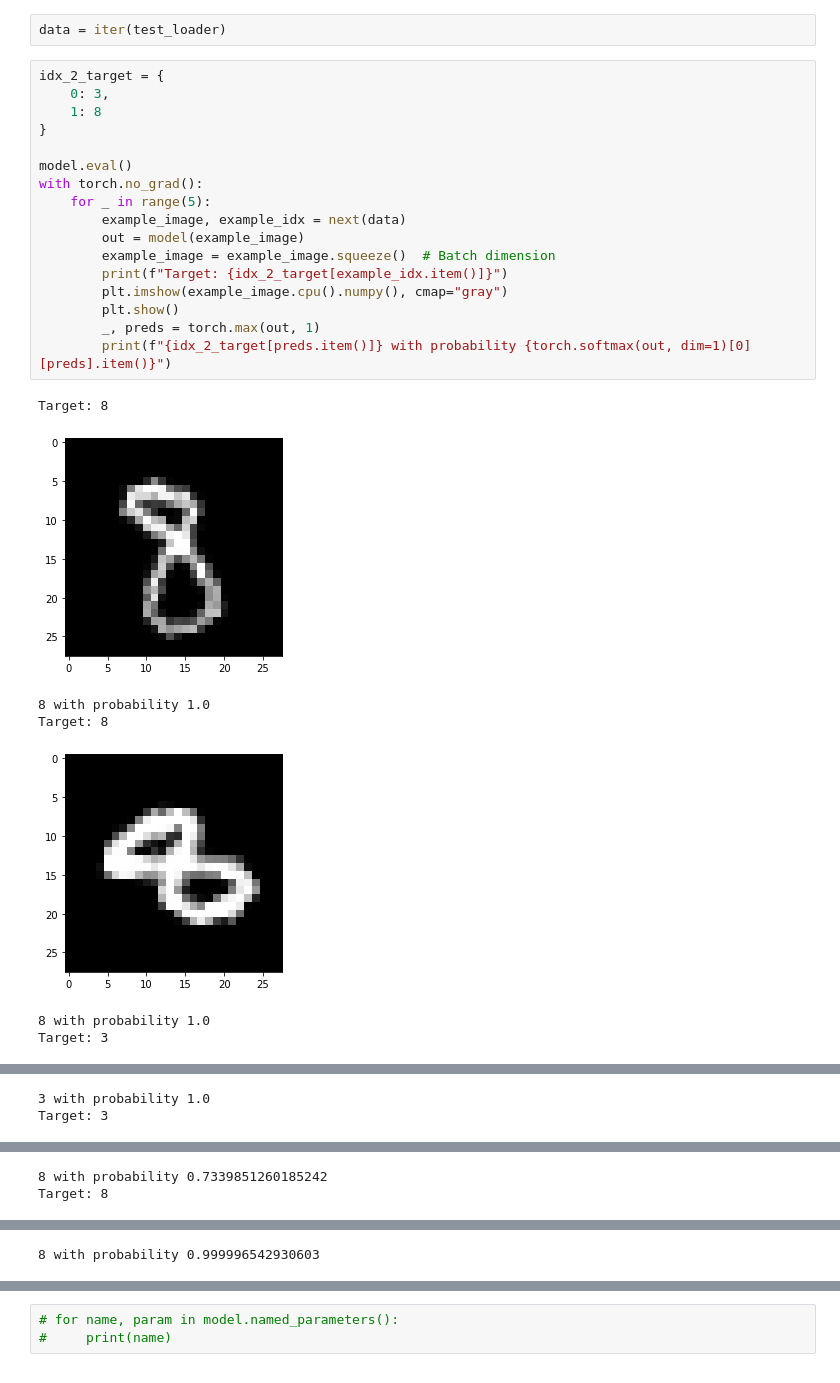
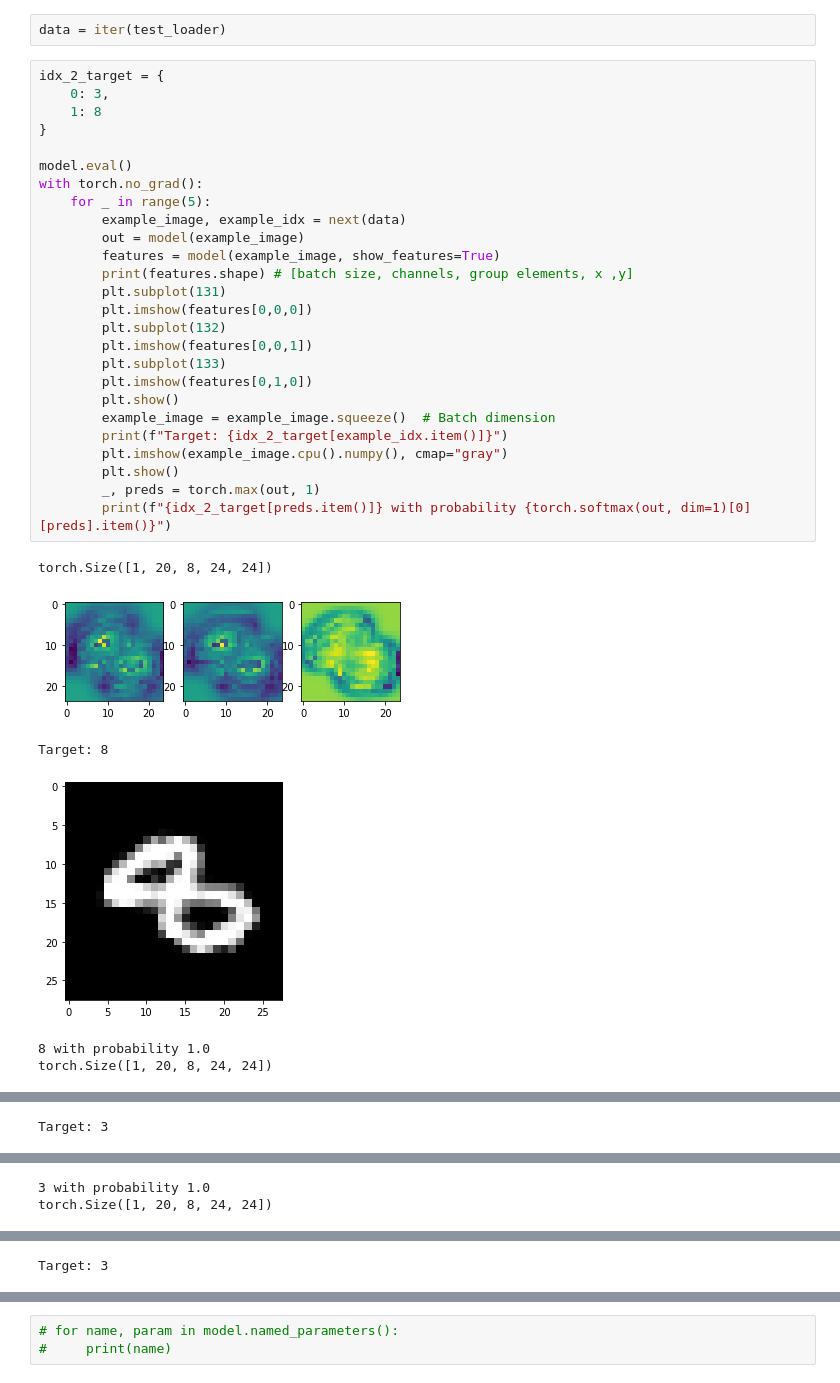
Before and after one commit to WouterBant/GEVit-DL2-Project, a Jupyter notebook: demo/demo_only_3_and_8.ipynb, the cells around one changed output, grey strips where cells are left out. Saved outputs shown, nothing was run; the diff lists cells and outputs as text.

Commit message:
first version of feature value visualisation

```diff
--- a/demo/demo_only_3_and_8.ipynb
+++ b/demo/demo_only_3_and_8.ipynb
@@ -72,25 +69,33 @@ data = iter(test_loader)
 # %%
 idx_2_target = {
     0: 3,
     1: 8
 }
 
 model.eval()
 with torch.no_grad():
     for _ in range(5):
         example_image, example_idx = next(data)
         out = model(example_image)
+        features = model(example_image, show_features=True)
+        print(features.shape) # [batch size, channels, group elements, x ,y]
+        plt.subplot(131)
+        plt.imshow(features[0,0,0])
+        plt.subplot(132)
+        plt.imshow(features[0,0,1])
+        plt.subplot(133)
+        plt.imshow(features[0,1,0])
+        plt.show()
         example_image = example_image.squeeze()  # Batch dimension
         print(f"Target: {idx_2_target[example_idx.item()]}")
         plt.imshow(example_image.cpu().numpy(), cmap="gray")
         plt.show()
         _, preds = torch.max(out, 1)
         print(f"{idx_2_target[preds.item()]} with probability {torch.softmax(out, dim=1)[0][preds].item()}")
 # %% [output]
-Target: 8
+torch.Size([1, 20, 8, 24, 24])
-[figure, old version]
+[figure, new version]
-8 with probability 1.0
 Target: 8
 [figure]
 8 with probability 1.0
-Target: 3
+torch.Size([1, 20, 8, 24, 24])
@@ -98,2 +103 @@ Target: 3
-3 with probability 1.0
 Target: 3
@@ -101,2 +105,2 @@ Target: 3
-8 with probability 0.7339851260185242
-Target: 8
+3 with probability 1.0
+torch.Size([1, 20, 8, 24, 24])
@@ -104 +108 @@ Target: 8
-8 with probability 0.999996542930603
+Target: 3
```
Also changed, not shown: parts of 2 cells of this notebook, 1 other file.
